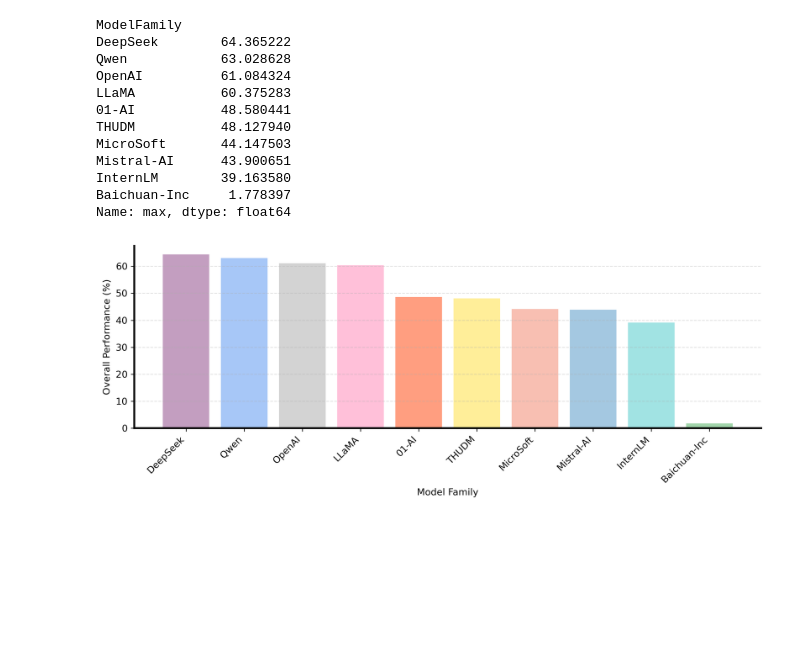
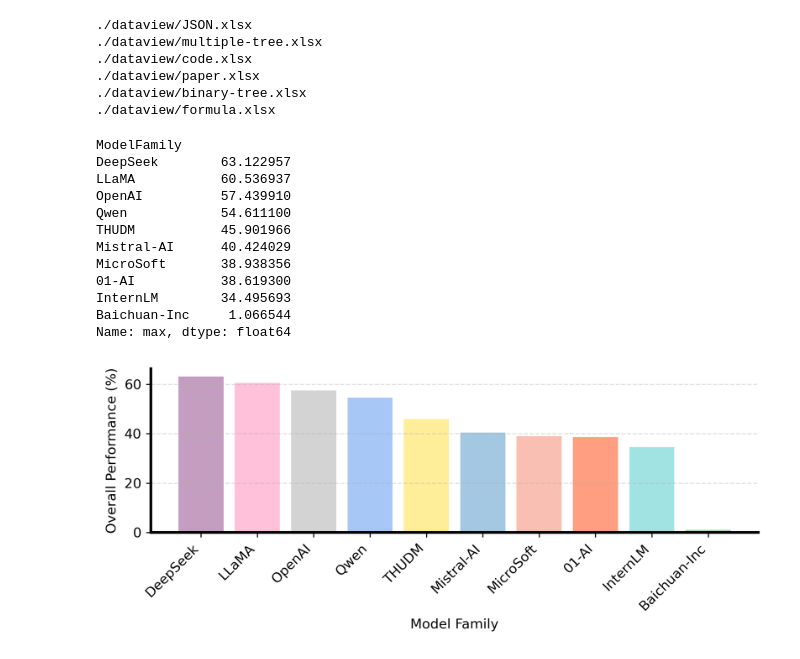
Before and after one commit to jzzzzh/HiBench, a Jupyter notebook: analysis/family-performance.ipynb, the cells around one changed output. Drawn from its saved outputs; the diff is of its cells as text; code cells hidden in the pictures; blank space fills up the shorter version.

Commit message:
update data view and visualization

```diff
--- a/analysis/family-performance.ipynb
+++ b/analysis/family-performance.ipynb
@@ -11,6 +11,7 @@ files = [file for file in files if 'CoT' not in file]
 
 dfs = list()
 for file in files:
+    print(file)
     dfs.append(pd.read_excel(file, sheet_name='ModelFamily'))
 
 df = pd.concat(dfs, axis=0, ignore_index=True).groupby('ModelFamily')['max'].mean()
@@ -26,49 +27,55 @@ df = df.rename({
 df_sorted = df.sort_values(ascending=False)
 df_sorted
 # %% [output]
-ModelFamily
-DeepSeek        64.365222
-Qwen            63.028628
-OpenAI          61.084324
-LLaMA           60.375283
-01-AI           48.580441
-THUDM           48.127940
-MicroSoft       44.147503
-Mistral-AI      43.900651
-InternLM        39.163580
-Baichuan-Inc     1.778397
-Name: max, dtype: float64
+./dataview/JSON.xlsx
+./dataview/multiple-tree.xlsx
+./dataview/code.xlsx
+./dataview/paper.xlsx
+./dataview/binary-tree.xlsx
+./dataview/formula.xlsx
+ModelFamily
+DeepSeek        63.122957
+LLaMA           60.536937
+OpenAI          57.439910
+Qwen            54.611100
+THUDM           45.901966
+Mistral-AI      40.424029
+MicroSoft       38.938356
+01-AI           38.619300
+InternLM        34.495693
+Baichuan-Inc     1.066544
+Name: max, dtype: float64
 # %%
 colors = {
     '01-AI': '#FF9E80',
     'Qwen': '#A7C7F7',
     'THUDM': '#FFEE99',
     'Baichuan-Inc': '#A2D5AB',
     'DeepSeek': '#C39EC0',
     'InternLM': '#A1E3E3',
     'LLaMA': '#FFC0D9',
     'MicroSoft': '#F8BFB2',
     'Mistral-AI': '#A4C8E1',
     'OpenAI': '#D3D3D3'
 }
 
 bar_colors = [colors[org] for org in df_sorted.index]
 
-plt.figure(figsize=(10, 4), dpi=300)
+plt.figure(figsize=(7, 3), dpi=300)
 plt.grid(axis='y', linestyle='--', alpha=0.4)
 plt.bar(df_sorted.index, df_sorted.values, color=bar_colors)
 plt.xlabel('Model Family')
 plt.ylabel('Overall Performance (%)')
 plt.xticks(fontsize=10, rotation=45, ha='right')
 
 ax = plt.gca()
 ax.spines['top'].set_visible(False)
 ax.spines['right'].set_visible(False)
 ax.spines['left'].set_linewidth(2)
 ax.spines['bottom'].set_linewidth(2)
 
 
 plt.tight_layout()
-plt.show()
+plt.savefig('../Images/family-performance.pdf')
 # %% [output]
-[figure, old version]
+[figure, new version]
```
Also changed, not shown: 22 other files.
